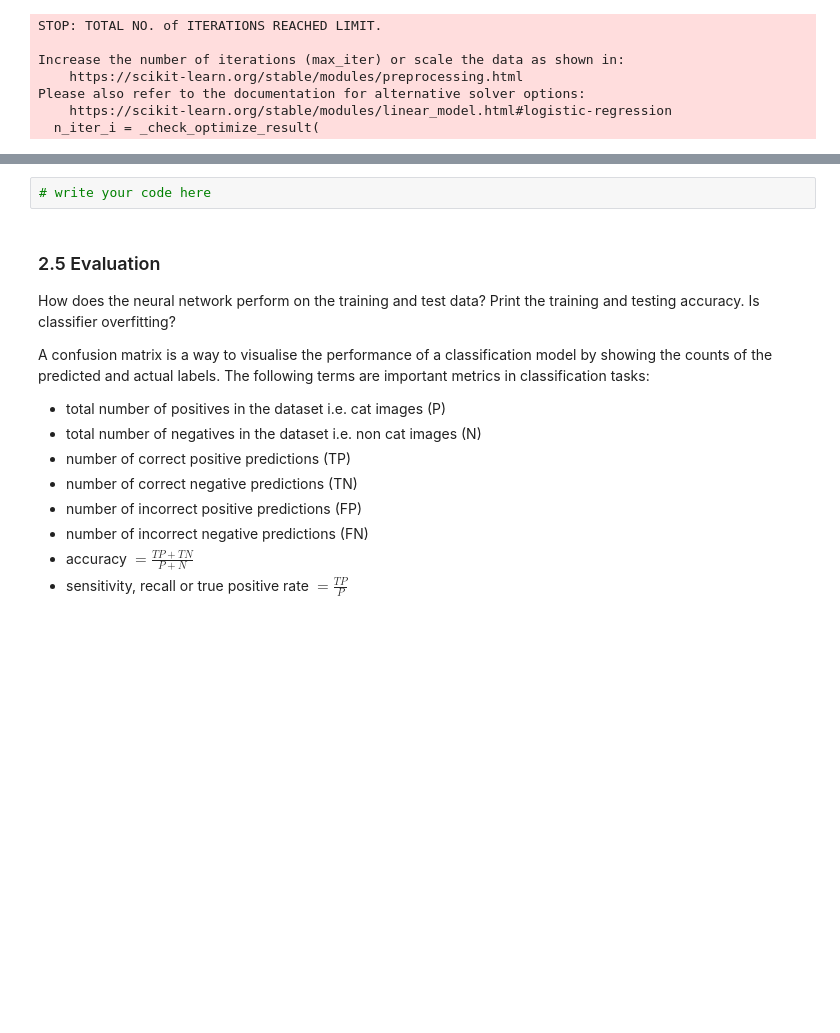
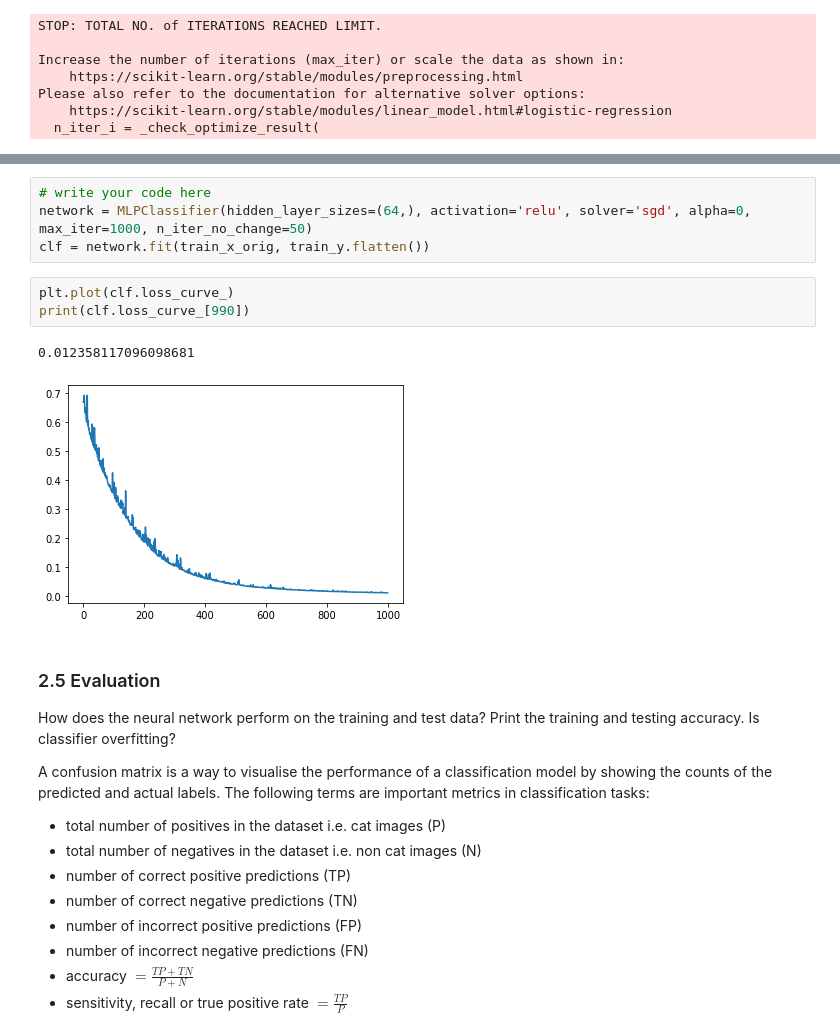
Before and after one commit to alexelwood14/lab_sheets_public, a Jupyter notebook: lab2/lab2-linear_models_neural_nets_SVM.ipynb, the cells around one changed output, grey strips where cells are left out. Saved outputs shown, nothing was run; the diff lists cells and outputs as text; blank space fills up the shorter version.

```diff
--- a/lab2/lab2-linear_models_neural_nets_SVM.ipynb
+++ b/lab2/lab2-linear_models_neural_nets_SVM.ipynb
@@ -349,8 +352,16 @@ Construct and train a neural network using MLP classifier with the following hyp
 Plot the loss curve (using `clf.loss_curve_`) which shows the network learning as the number of iteration increases.
 
 Has the loss curve flat-lined? Hint, you may have to specify the `max_iter` and `n_iter_no_change` parameters.
-# %%
-# write your code here
+# %%
+# write your code here
+network = MLPClassifier(hidden_layer_sizes=(64,), activation='relu', solver='sgd', alpha=0, max_iter=1000, n_iter_no_change=50)
+clf = network.fit(train_x_orig, train_y.flatten())
+# %%
+plt.plot(clf.loss_curve_)
+print(clf.loss_curve_[990])
+# %% [output]
+0.012358117096098681
+[figure, added]
 # %% [markdown]
 ### 2.5 Evaluation
 How does the neural network perform on the training and test data? Print the training and testing accuracy. Is classifier overfitting?
```
Also changed, not shown: parts of 15 cells of this notebook.
